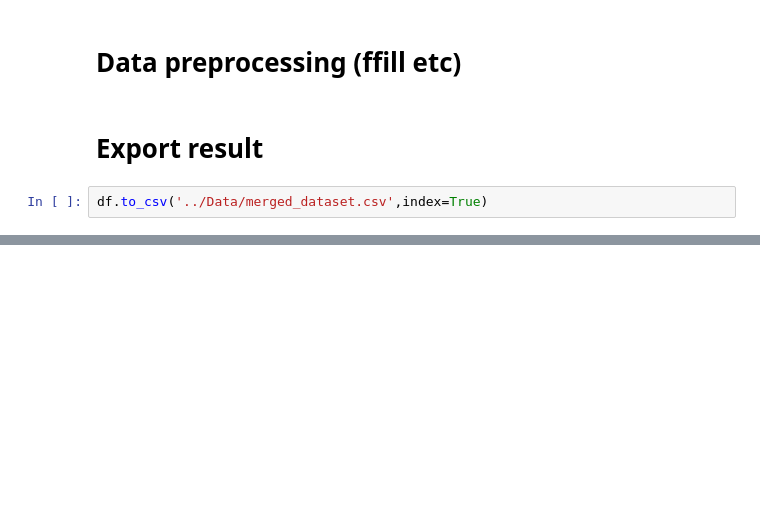
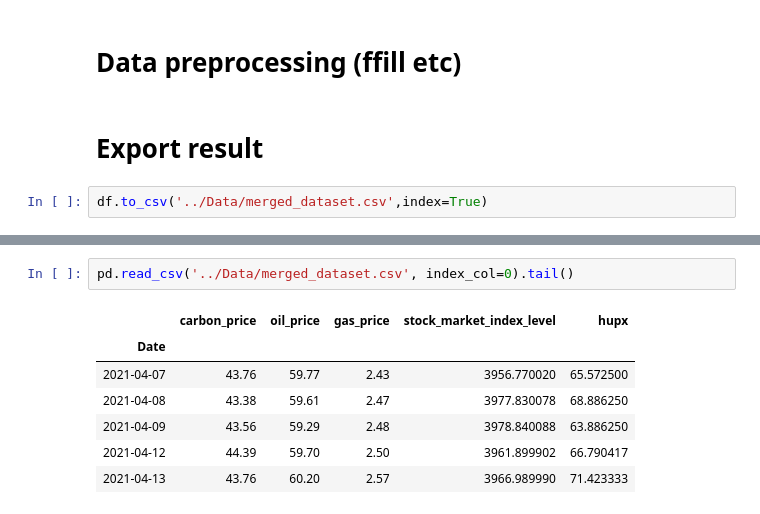
Before and after one commit to paparon96/Sustainability, a Jupyter notebook: Carbon_price_prediction/Notebooks/Data_merging.ipynb, the cells around one changed output, grey strips where cells are left out. Drawn from its saved outputs; the diff is of its cells as text; blank space fills up the shorter version.

```diff
--- a/Carbon_price_prediction/Notebooks/Data_merging.ipynb
+++ b/Carbon_price_prediction/Notebooks/Data_merging.ipynb
@@ -146,0 +168,10 @@ pd.read_csv('../Data/merged_dataset.csv', index_col=0).head()
+# %%
+pd.read_csv('../Data/merged_dataset.csv', index_col=0).tail()
+# %% [output]
+|  | carbon_price | oil_price | gas_price | stock_market_index_level | hupx |
+| Date |  |  |  |  |  |
+| 2021-04-07 | 43.76 | 59.77 | 2.43 | 3956.770020 | 65.572500 |
+| 2021-04-08 | 43.38 | 59.61 | 2.47 | 3977.830078 | 68.886250 |
+| 2021-04-09 | 43.56 | 59.29 | 2.48 | 3978.840088 | 63.886250 |
+| 2021-04-12 | 44.39 | 59.70 | 2.50 | 3961.899902 | 66.790417 |
+| 2021-04-13 | 43.76 | 60.20 | 2.57 | 3966.989990 | 71.423333 |
```
Also changed, not shown: parts of 6 cells of this notebook, 4 other files.
